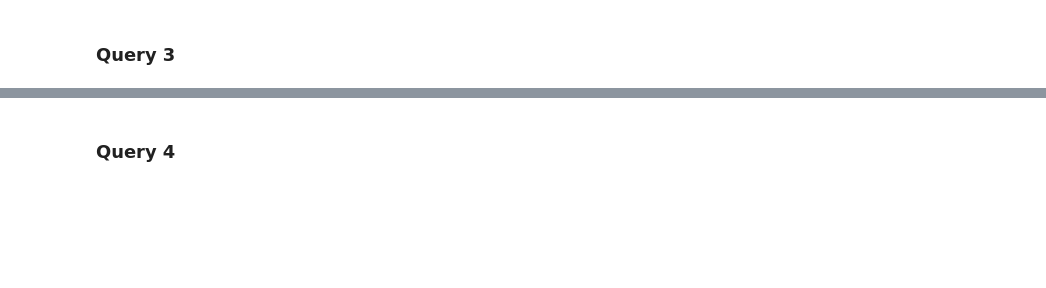
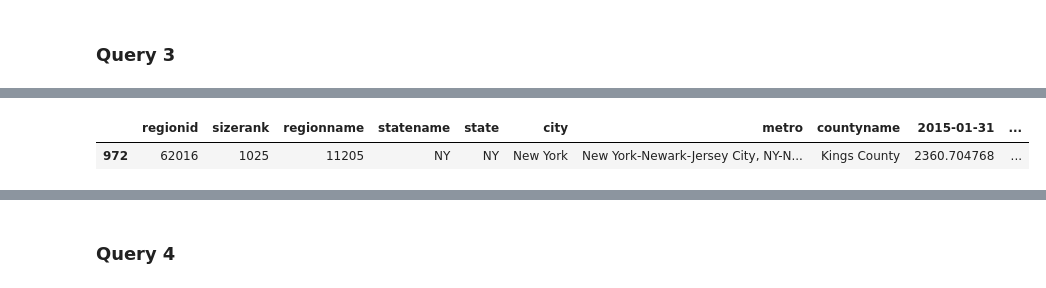
Before and after one commit to JiYu-Ella/Final_Project, a Jupyter notebook: Project Template.ipynb, the cells around one changed output, grey strips where cells are left out. Saved outputs shown, nothing was run; the diff lists cells and outputs as text; code cells hidden in the pictures; blank space fills up the shorter version.

```diff
--- a/Project Template.ipynb
+++ b/Project Template.ipynb
@@ -576,3 +599,10 @@ df_zillow_data[(df_zillow_data["state"] == "NY") & (df_zillow_data["regionname"]
+# %%
+# We checked and found that top ten zipcode mentioned in query2 appears in only one row in rents table,
+# so do not need to consider combine rows and calculate average rent
+df_zillow_data[(df_zillow_data["state"] == "NY") & (df_zillow_data["regionname"] == 11205)]
+# %% [output]
+|  | regionid | sizerank | regionname | statename | state | city | metro | countyname | 2015-01-31 | ... |
+| 972 | 62016 | 1025 | 11205 | NY | NY | New York | New York-Newark-Jersey City, NY-N... | Kings County | 2360.704768 | ... |
 # %%
 QUERY_3_FILENAME = QUERY_DIR / "avg_rent"
 QUERY_3 = """
```
Also changed, not shown: parts of 28 cells of this notebook, 5 other files.
